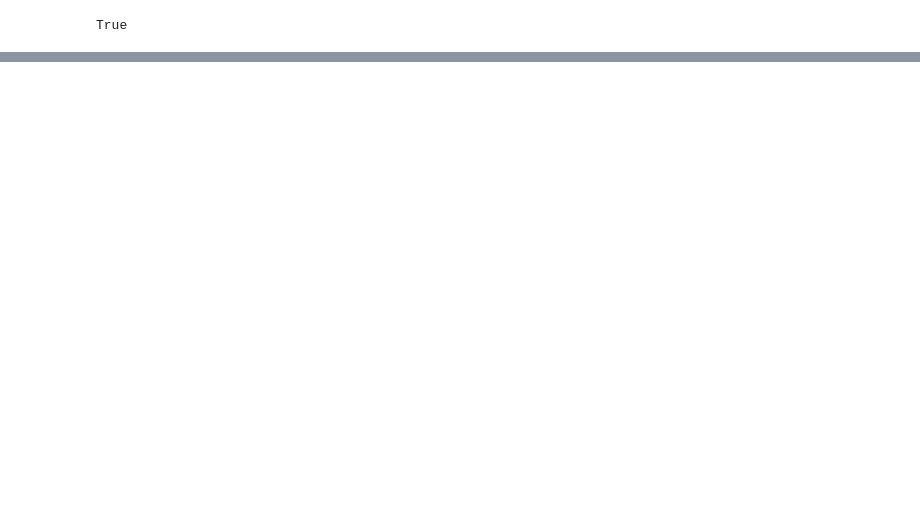
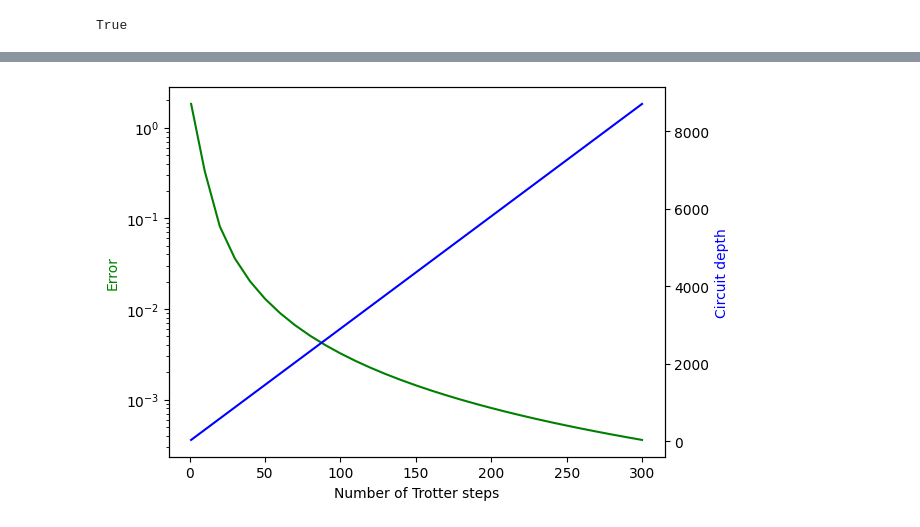
Before and after one commit to thilomueller/QETU, a Jupyter notebook: 2x2_lattice.ipynb, the cells around one changed output, grey strips where cells are left out. Saved outputs shown, nothing was run; the diff lists cells and outputs as text; code cells hidden in the pictures; blank space fills up the shorter version.

```diff
--- a/2x2_lattice.ipynb
+++ b/2x2_lattice.ipynb
@@ -175,3 +28,5 @@ def add_trotter_steps(trotter_circuit, spin_up, spin_down, n=1):
+# %%
+ref_matrix = ref_fh_hamiltonian(u=u, t=t, delta_t=delta_t)
 # %% [markdown]
 # Single Trotter step
 # %%
@@ -187,3 +41,0 @@ single_step_circuit.draw("mpl")
-# %%
-ref_matrix = create_ref_fh_hamiltonian(1, include_aux_qubit=True)
-single_step_matrix = circuit2matrix(single_step_circuit, keep_qiskit_ordering=False)
@@ -242,3 +80,0 @@ add_trotter_steps(trotter_circuit, spin_up, spin_down, 100)
-# %%
-ref_matrix = create_ref_fh_hamiltonian(100)
-trotter_matrix = circuit2matrix(trotter_circuit, keep_qiskit_ordering=False)
@@ -415,0 +166,26 @@ True
+# %%
+import tikzplotlib
+from matplotlib import pyplot as plt
+
+x = num_trotter_steps
+y1 = error_list
+y2 = circ_depht_no_rz_list
+
+fig, ax1 = plt.subplots()
+
+ax2 = ax1.twinx()
+ax1.plot(x, y1, 'g-')
+ax2.plot(x, y2, 'b-')
+
+ax1.set_yscale("log",base=10)
+
+ax1.set_xlabel('Number of Trotter steps')
+ax1.set_ylabel('Error', color='g')
+ax2.set_ylabel('Circuit depth', color='b')
+
+plt.show()
+
+tikzplotlib.save("trotter_error.tex")
+plt.close()
+# %% [output]
+[figure, added]
```
Also changed, not shown: parts of 19 cells of this notebook, 2 other files.
